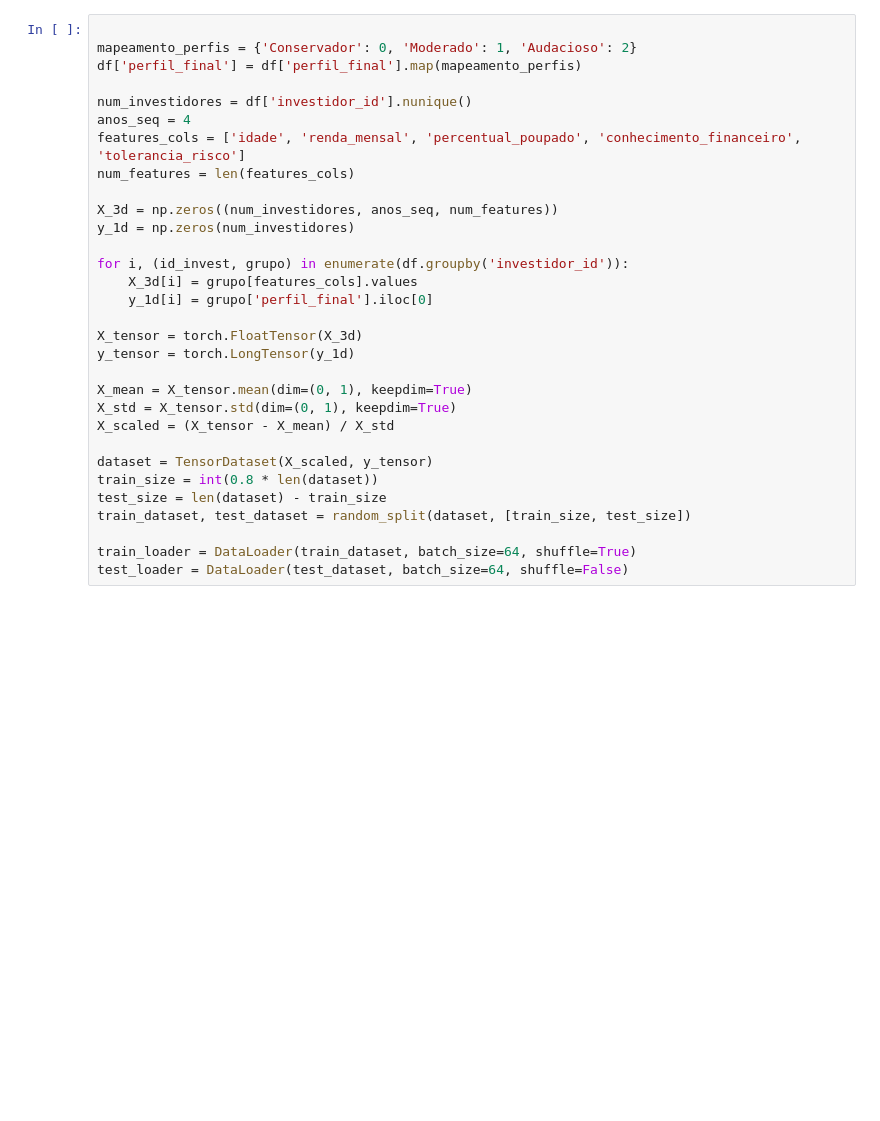
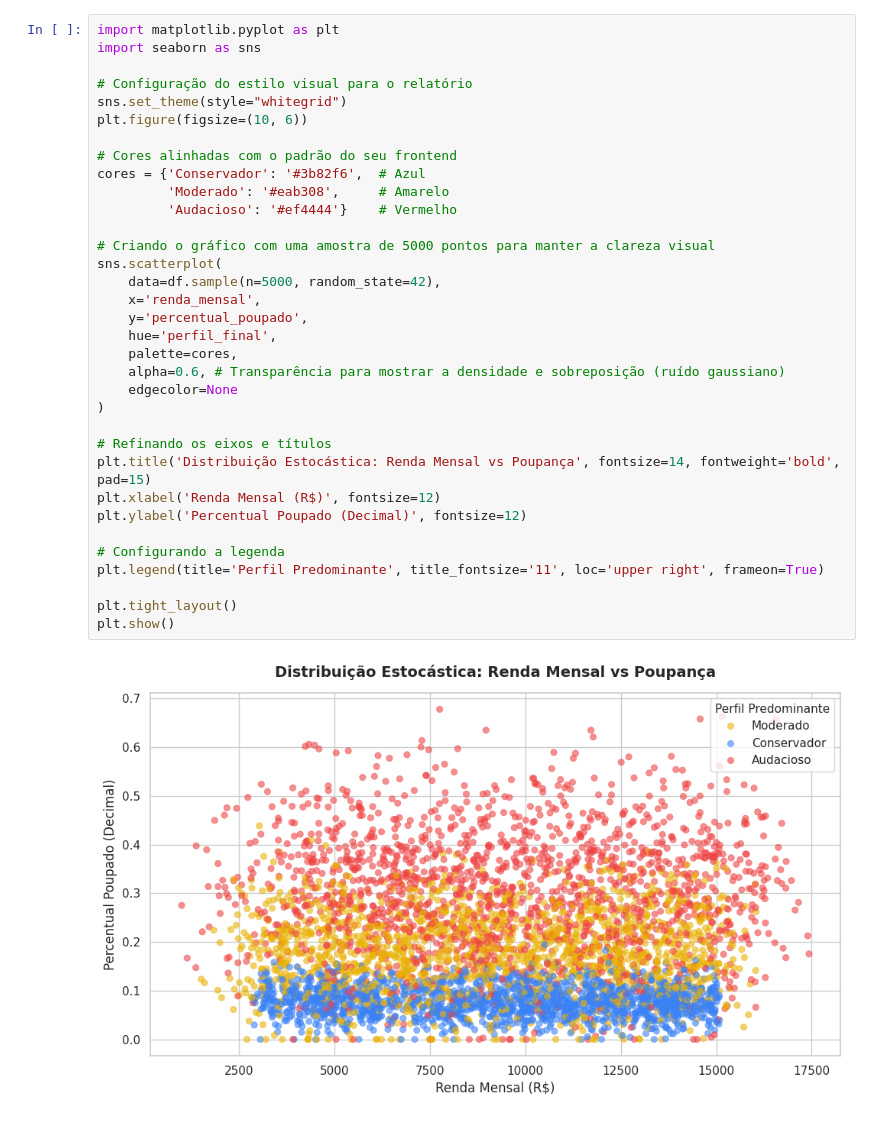
Before and after one commit to Quentalh/Buffet_Brain, a Jupyter notebook: Buffet_Brain.ipynb, the cells around one changed output. Cells and saved outputs as stored; diff of their text form; blank space fills up the shorter version.

```diff
--- a/Buffet_Brain.ipynb
+++ b/Buffet_Brain.ipynb
@@ -38,34 +86,39 @@ NameError: name 'pd' is not defined
-# %%
-
-mapeamento_perfis = {'Conservador': 0, 'Moderado': 1, 'Audacioso': 2}
-df['perfil_final'] = df['perfil_final'].map(mapeamento_perfis)
-
-num_investidores = df['investidor_id'].nunique()
-anos_seq = 4
-features_cols = ['idade', 'renda_mensal', 'percentual_poupado', 'conhecimento_financeiro', 'tolerancia_risco']
-num_features = len(features_cols)
-
-X_3d = np.zeros((num_investidores, anos_seq, num_features))
-y_1d = np.zeros(num_investidores)
-
-for i, (id_invest, grupo) in enumerate(df.groupby('investidor_id')):
-    X_3d[i] = grupo[features_cols].values
-    y_1d[i] = grupo['perfil_final'].iloc[0]
-
-X_tensor = torch.FloatTensor(X_3d)
-y_tensor = torch.LongTensor(y_1d)
-
-X_mean = X_tensor.mean(dim=(0, 1), keepdim=True)
-X_std = X_tensor.std(dim=(0, 1), keepdim=True)
-X_scaled = (X_tensor - X_mean) / X_std
-
-dataset = TensorDataset(X_scaled, y_tensor)
-train_size = int(0.8 * len(dataset))
-test_size = len(dataset) - train_size
-train_dataset, test_dataset = random_split(dataset, [train_size, test_size])
-
-train_loader = DataLoader(train_dataset, batch_size=64, shuffle=True)
-test_loader = DataLoader(test_dataset, batch_size=64, shuffle=False)
+# %%
+import matplotlib.pyplot as plt
+import seaborn as sns
+
+# Configuração do estilo visual para o relatório
+sns.set_theme(style="whitegrid")
+plt.figure(figsize=(10, 6))
+
+# Cores alinhadas com o padrão do seu frontend
+cores = {'Conservador': '#3b82f6',  # Azul
+         'Moderado': '#eab308',     # Amarelo
+         'Audacioso': '#ef4444'}    # Vermelho
+
+# Criando o gráfico com uma amostra de 5000 pontos para manter a clareza visual
+sns.scatterplot(
+    data=df.sample(n=5000, random_state=42),
+    x='renda_mensal',
+    y='percentual_poupado',
+    hue='perfil_final',
+    palette=cores,
+    alpha=0.6, # Transparência para mostrar a densidade e sobreposição (ruído gaussiano)
+    edgecolor=None
+)
+
+# Refinando os eixos e títulos
+plt.title('Distribuição Estocástica: Renda Mensal vs Poupança', fontsize=14, fontweight='bold', pad=15)
+plt.xlabel('Renda Mensal (R$)', fontsize=12)
+plt.ylabel('Percentual Poupado (Decimal)', fontsize=12)
+
+# Configurando a legenda
+plt.legend(title='Perfil Predominante', title_fontsize='11', loc='upper right', frameon=True)
+
+plt.tight_layout()
+plt.show()
+# %% [output]
+[figure, added]
 # %%
 class Guia_LSTM(nn.Module):
     def __init__(self, input_size, hidden_size, num_classes):
```
Also changed, not shown: parts of 7 cells of this notebook, 3 other files.
